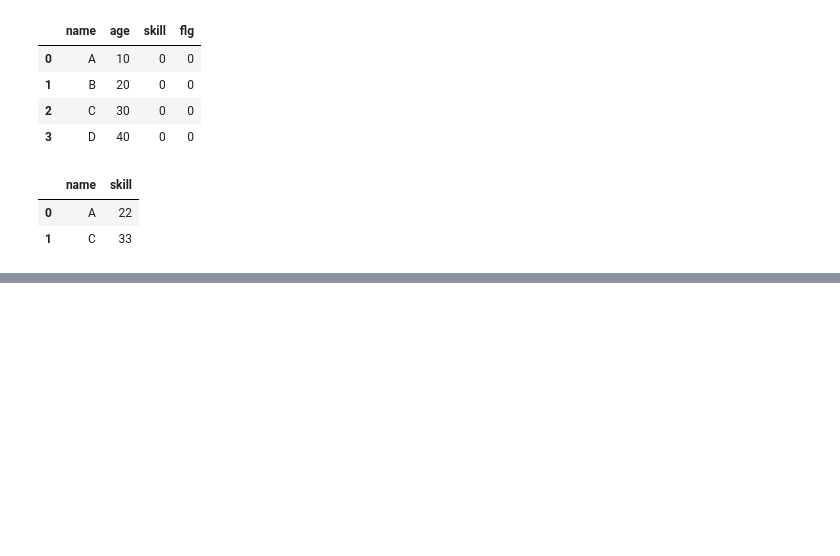
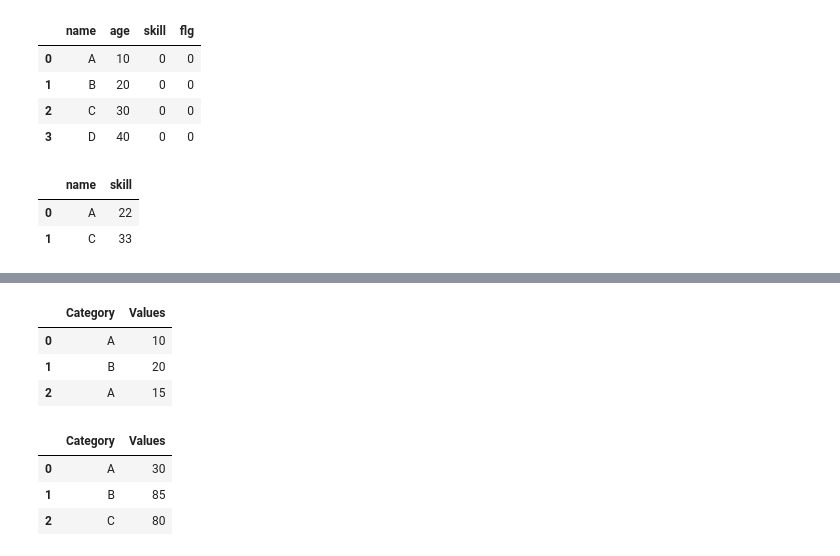
Before and after one commit to masa831/PythonTemplate, a Jupyter notebook: PythonTIps/pandas.ipynb, the cells around one changed output, grey strips where cells are left out. Cells and saved outputs as stored; diff of their text form; code cells hidden in the pictures; blank space fills up the shorter version.

```diff
--- a/PythonTIps/pandas.ipynb
+++ b/PythonTIps/pandas.ipynb
@@ -259,0 +271,21 @@ df1
+# %%
+# テストデータ
+data = {'Category': ['A', 'B', 'A', 'B', 'C', 'A', 'B', 'C'],
+        'Values': [10, 20, 15, 25, 30, 5, 40, 50],
+        }
+df = pd.DataFrame(data)
+df.head(3)
+# %% [output]
+|  | Category | Values |
+| 0 | A | 10 |
+| 1 | B | 20 |
+| 2 | A | 15 |
+# %%
+# 合計
+df.groupby('Category').sum()
+df.groupby('Category', as_index=False).sum()  # 行のインデックス付与
+# %% [output]
+|  | Category | Values |
+| 0 | A | 30 |
+| 1 | B | 85 |
+| 2 | C | 80 |
```
Also changed, not shown: parts of 18 cells of this notebook, 1 other file.
